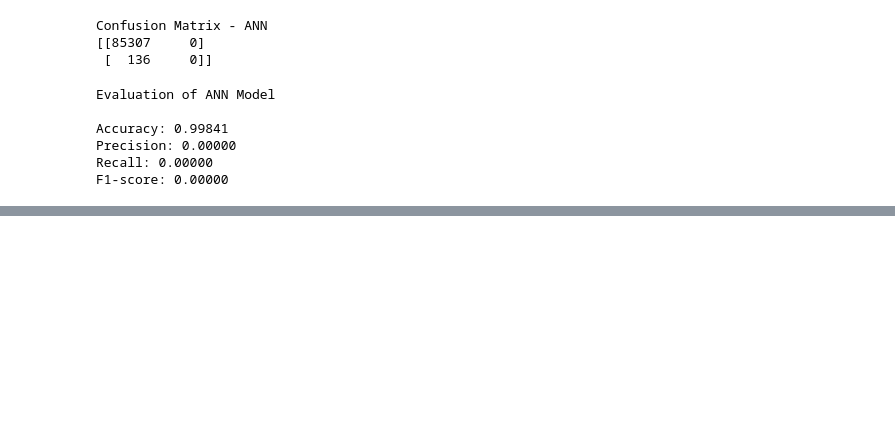
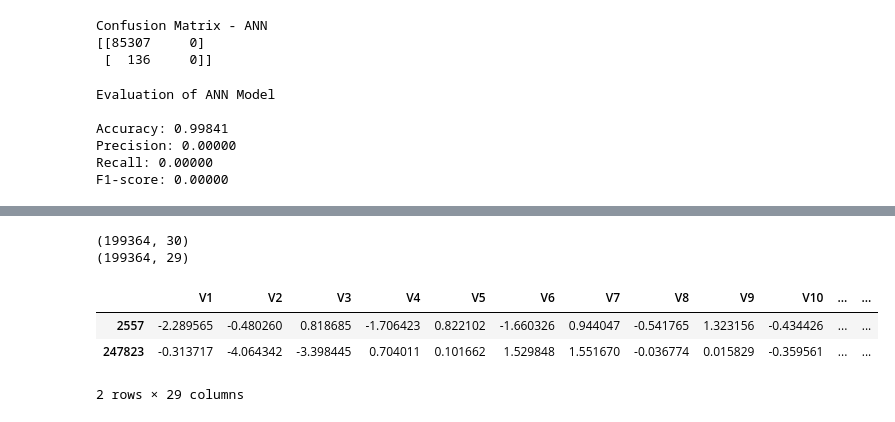
Before and after one commit to AAndresen875/machine_learning, a Jupyter notebook: Group6_Capstone_Project_CreditCard_Fraud_Detection_V1.ipynb, the cells around one changed output, grey strips where cells are left out. Cells and saved outputs as stored; diff of their text form; code cells hidden in the pictures; blank space fills up the shorter version.

```diff
--- a/Group6_Capstone_Project_CreditCard_Fraud_Detection_V1.ipynb
+++ b/Group6_Capstone_Project_CreditCard_Fraud_Detection_V1.ipynb
@@ -422,0 +412,12 @@ F1-score: 0.00000
+# %%
+print(train_X.shape)
+train_X_2 = train_X.drop(columns='Time')
+print(train_X_2.shape)
+train_X_2.head(2)
+# %% [output]
+(199364, 30)
+(199364, 29)
+|  | V1 | V2 | V3 | V4 | V5 | V6 | V7 | V8 | V9 | V10 | ... | ... |
+| 2557 | -2.289565 | -0.480260 | 0.818685 | -1.706423 | 0.822102 | -1.660326 | 0.944047 | -0.541765 | 1.323156 | -0.434426 | ... | ... |
+| 247823 | -0.313717 | -4.064342 | -3.398445 | 0.704011 | 0.101662 | 1.529848 | 1.551670 | -0.036774 | 0.015829 | -0.359561 | ... | ... |
+2 rows × 29 columns
```
Also changed, not shown: parts of 31 cells of this notebook, 1 other file.
